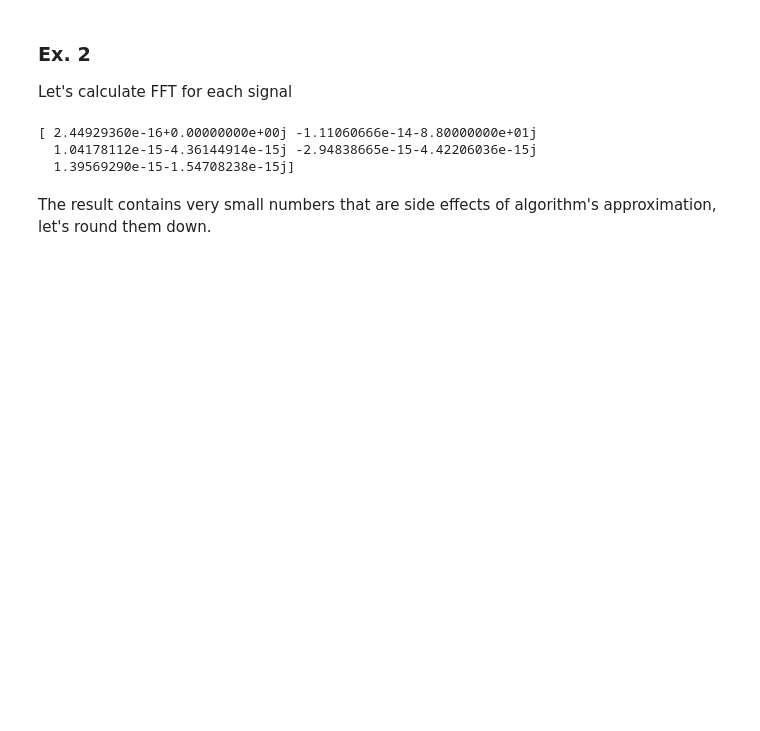
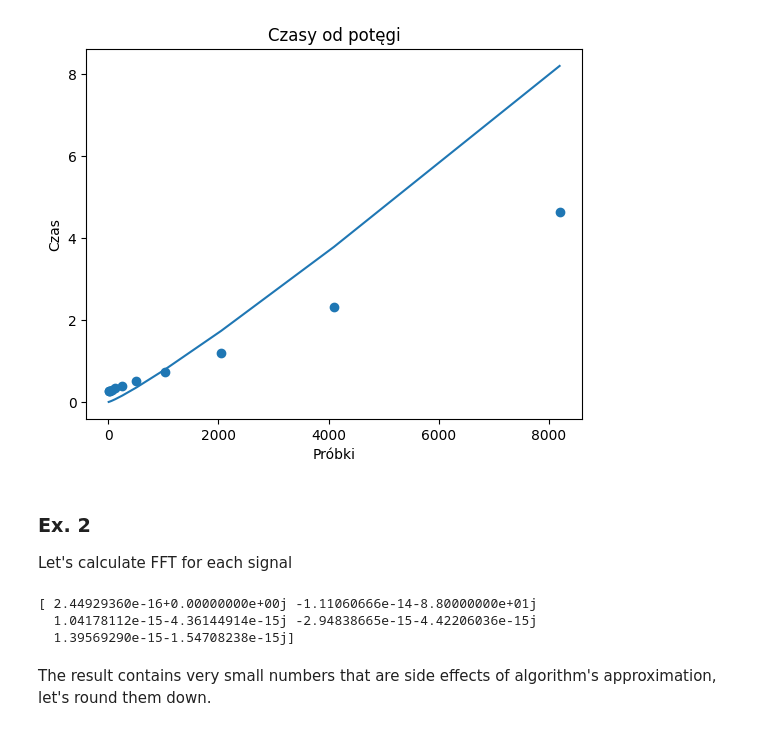
Before and after one commit to Sawertynn/WMM_101_Kukielka_Kurzela, a Jupyter notebook: 101_Kukielka_Kurzela.ipynb, the cells around one changed output. Cells and saved outputs as stored; diff of their text form; code cells hidden in the pictures; blank space fills up the shorter version.

```diff
--- a/101_Kukielka_Kurzela.ipynb
+++ b/101_Kukielka_Kurzela.ipynb
@@ -1,3 +73,32 @@
+# %%
+from time import perf_counter
+
+exponents = np.arange(3, 13+1)
+N = 2 ** exponents
+
+REPEATS = 50_000
+total_times = []
+
+for exponent in exponents:
+  sample_count = 2**exponent
+  space = np.linspace(0, 1, sample_count)
+  signal = s(space)
+  start = perf_counter()
+  for n in range(REPEATS):
+    _ = np.fft.fft(signal)
+  end = perf_counter()
+  total_times.append(end - start)
+
+SCALE_PLOT = 1/9000
+
+plt.scatter(N, total_times)
+plt.plot(N, N * np.log(N) * SCALE_PLOT)
+plt.ylabel('Czas')
+plt.xlabel('Próbki')
+plt.title('Czasy od potęgi')
+plt.show()
+# %% [output]
+[figure, added]
 # %% [markdown]
 ### Ex. 2
 
```
Also changed, not shown: parts of 10 cells of this notebook.
